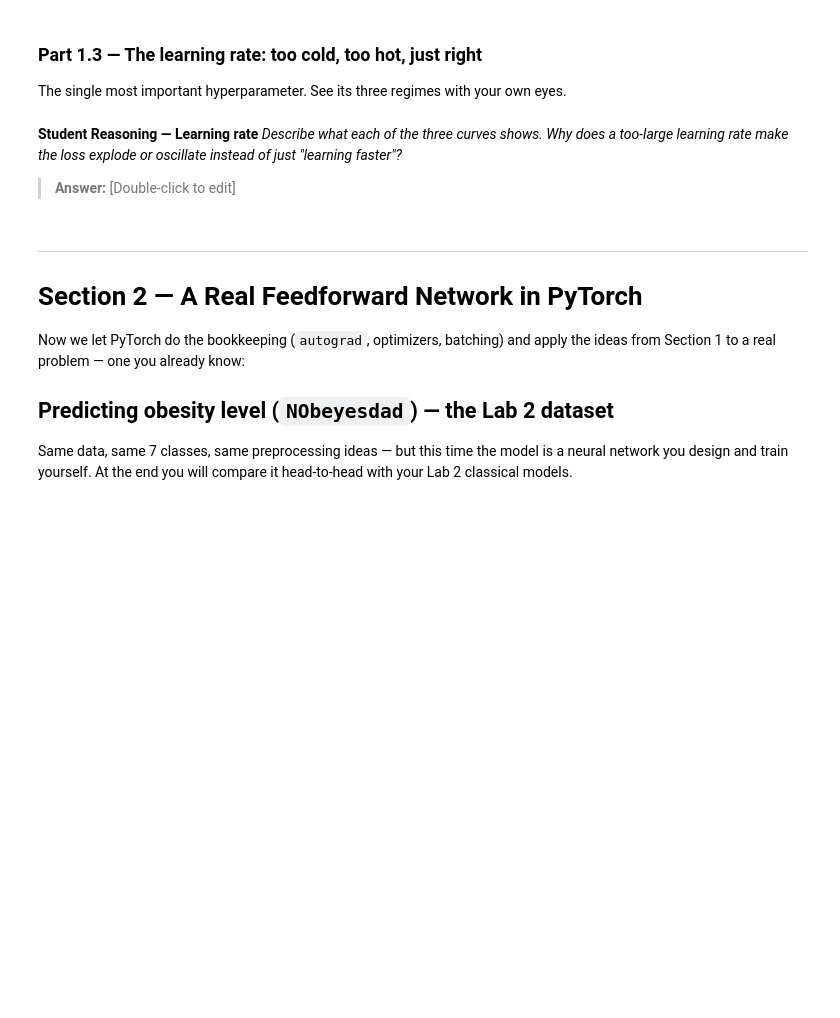
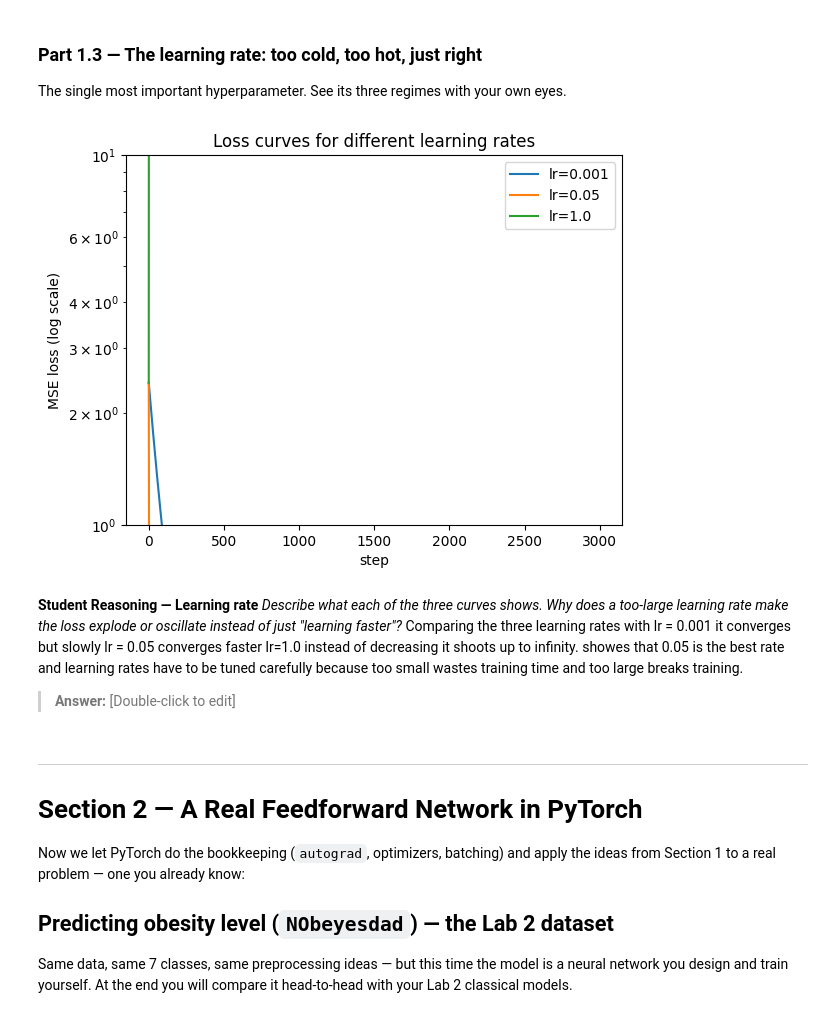
Before and after one commit to KingsleyNahyi/lab-3, a Jupyter notebook: Lab_3.ipynb, the cells around one changed output. Drawn from its saved outputs; the diff is of its cells as text; code cells hidden in the pictures; blank space fills up the shorter version.

```diff
--- a/Lab_3.ipynb
+++ b/Lab_3.ipynb
@@ -298,7 +290,55 @@ The single most important hyperparameter. See its three regimes with your own ey
+# %%
+def train_toy(lr, steps=3000):
+    np.random.seed(0)  # reset seed each time for a fair comparison across learning rates
+    W1 = np.random.randn(1, 8) * 0.5
+    b1 = np.random.randn(8) * 0.5
+    W2 = np.random.randn(8, 1) * 0.5
+    b2 = np.random.randn(1) * 0.5
+
+    losses = []
+    for step in range(steps):
+        z1 = x @ W1 + b1
+        h  = np.tanh(z1)
+        y_hat = h @ W2 + b2
+        loss = np.mean((y_hat - y) ** 2)
+        losses.append(loss)
+
+        d_yhat = 2 * (y_hat - y)
+        dW2 = np.mean(h * d_yhat, axis=0).reshape(8, 1)
+        db2 = np.mean(d_yhat, axis=0)
+        dh  = d_yhat @ W2.T
+        dz1 = dh * (1 - np.tanh(z1) ** 2)
+        dW1 = np.mean(x * dz1, axis=0).reshape(1, 8)
+        db1 = np.mean(dz1, axis=0)
+
+        W1 -= lr * dW1
+        b1 -= lr * db1
+        W2 -= lr * dW2
+        b2 -= lr * db2
+
+    return losses
+
+losses_small = train_toy(lr=0.001)
+losses_mid   = train_toy(lr=0.05)
+losses_large = train_toy(lr=1.0)
+
+plt.figure()
+plt.plot(losses_small, label="lr=0.001")
+plt.plot(losses_mid, label="lr=0.05")
+plt.plot(losses_large, label="lr=1.0")
+plt.yscale("log")
+plt.xlabel("step")
+plt.ylabel("MSE loss (log scale)")
+plt.title("Loss curves for different learning rates")
+plt.legend()
+plt.show()
+# %% [output]
+[figure, added]
 # %% [markdown]
 **Student Reasoning — Learning rate**
 *Describe what each of the three curves shows. Why does a too-large learning rate make the
 loss explode or oscillate instead of just "learning faster"?*
+Comparing the three learning rates with lr = 0.001 it converges but slowly lr = 0.05 converges faster lr=1.0 instead of decreasing it shoots up to infinity. showes that 0.05 is the best rate and learning rates have to be tuned carefully because too small wastes training time and too large breaks training.
 
 > **Answer:** [Double-click to edit]
 # %% [markdown]
```
Also changed, not shown: parts of 6 cells of this notebook, 2 other files.
